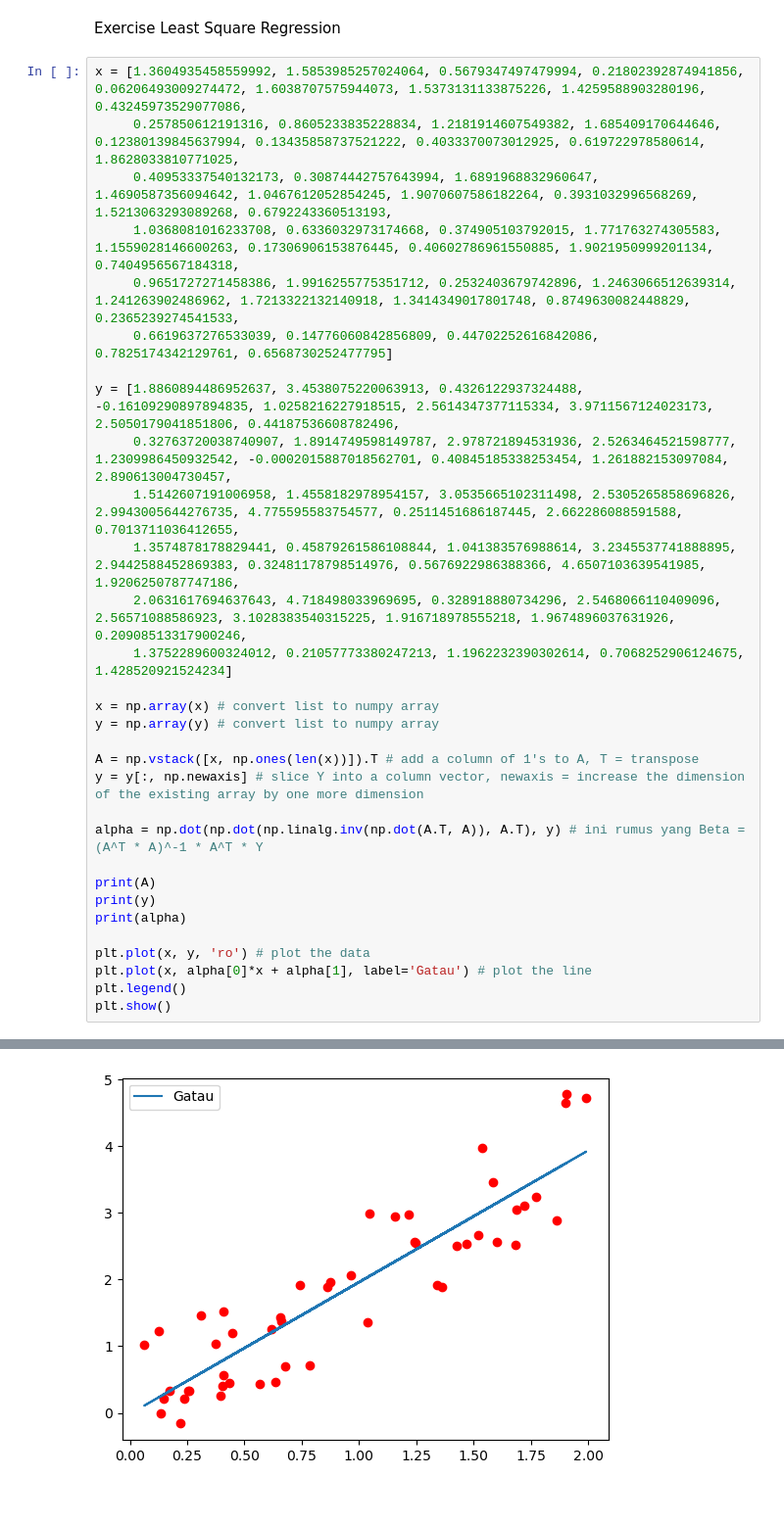
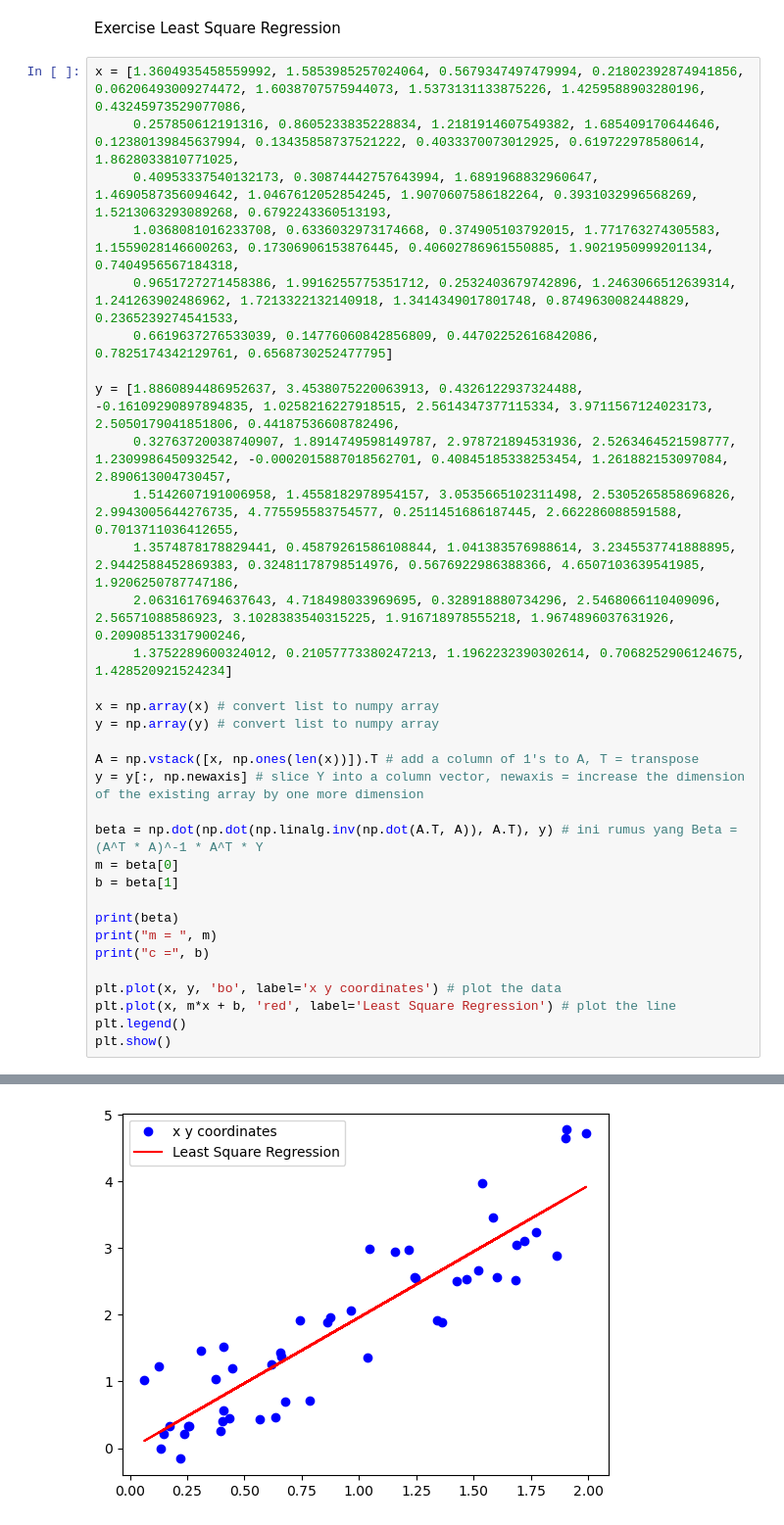
Before and after one commit to bavarianprayoga/mainpy, a Jupyter notebook: regression-interpolation.ipynb, the cells around one changed output, grey strips where cells are left out. Shown at 98% size. Saved outputs shown, nothing was run; the diff lists cells and outputs as text.

```diff
--- a/regression-interpolation.ipynb
+++ b/regression-interpolation.ipynb
@@ -128,14 +130,16 @@ y = np.array(y) # convert list to numpy array
 A = np.vstack([x, np.ones(len(x))]).T # add a column of 1's to A, T = transpose
 y = y[:, np.newaxis] # slice Y into a column vector, newaxis = increase the dimension of the existing array by one more dimension
 
-alpha = np.dot(np.dot(np.linalg.inv(np.dot(A.T, A)), A.T), y) # ini rumus yang Beta = (A^T * A)^-1 * A^T * Y
+beta = np.dot(np.dot(np.linalg.inv(np.dot(A.T, A)), A.T), y) # ini rumus yang Beta = (A^T * A)^-1 * A^T * Y
+m = beta[0]
+b = beta[1]
 
-print(A)
-print(y)
-print(alpha)
+print(beta)
+print("m = ", m)
+print("c =", b)
 
-plt.plot(x, y, 'ro') # plot the data
-plt.plot(x, alpha[0]*x + alpha[1], label='Gatau') # plot the line
+plt.plot(x, y, 'bo', label='x y coordinates') # plot the data
+plt.plot(x, m*x + b, 'red', label='Least Square Regression') # plot the line
 plt.legend()
 plt.show()
 # %% [output]
@@ -159 +150 @@ plt.show()
-[figure, old version]
+[figure, new version]
```
Also changed, not shown: parts of 4 cells of this notebook, 2 other files.
